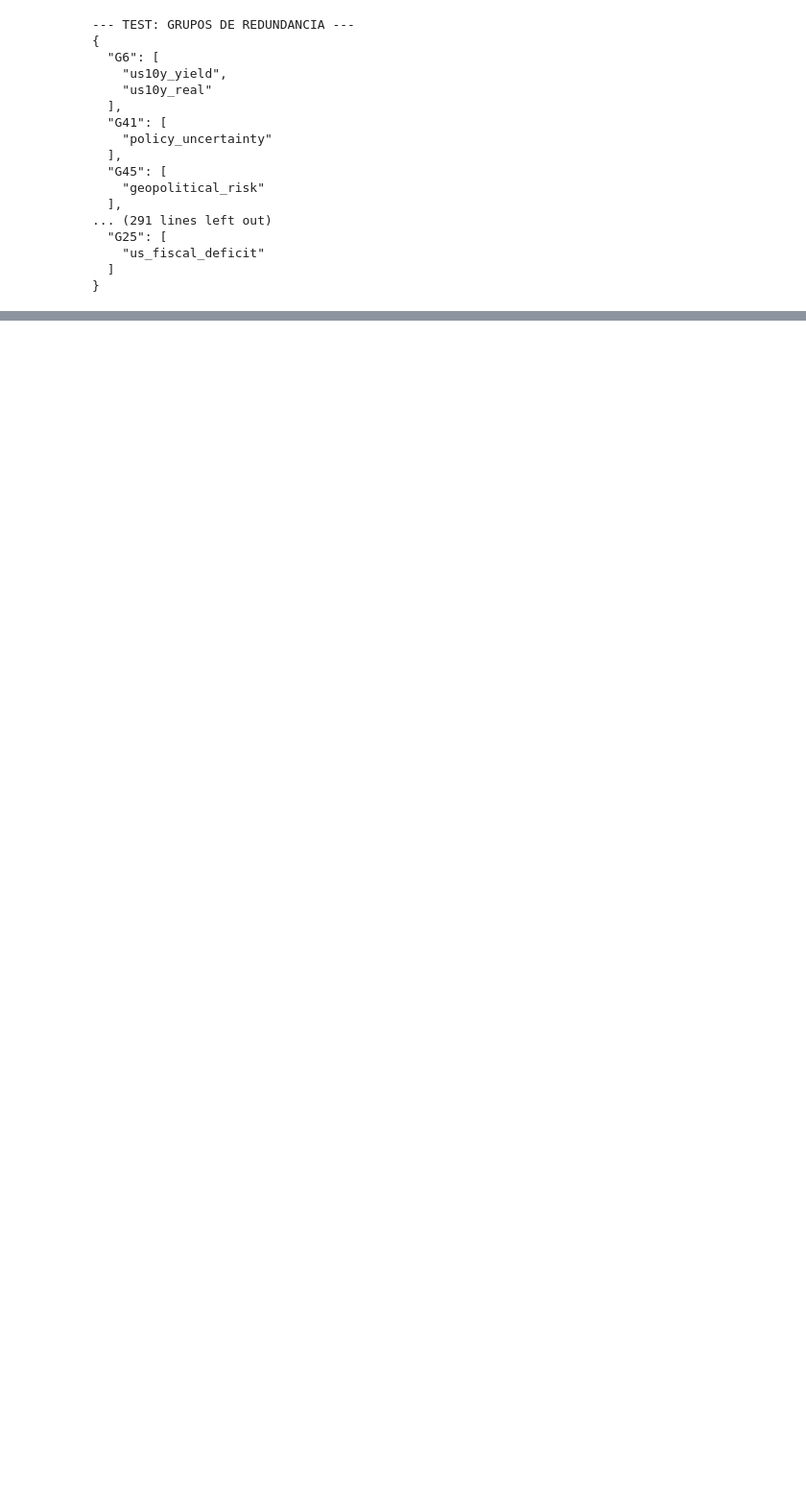
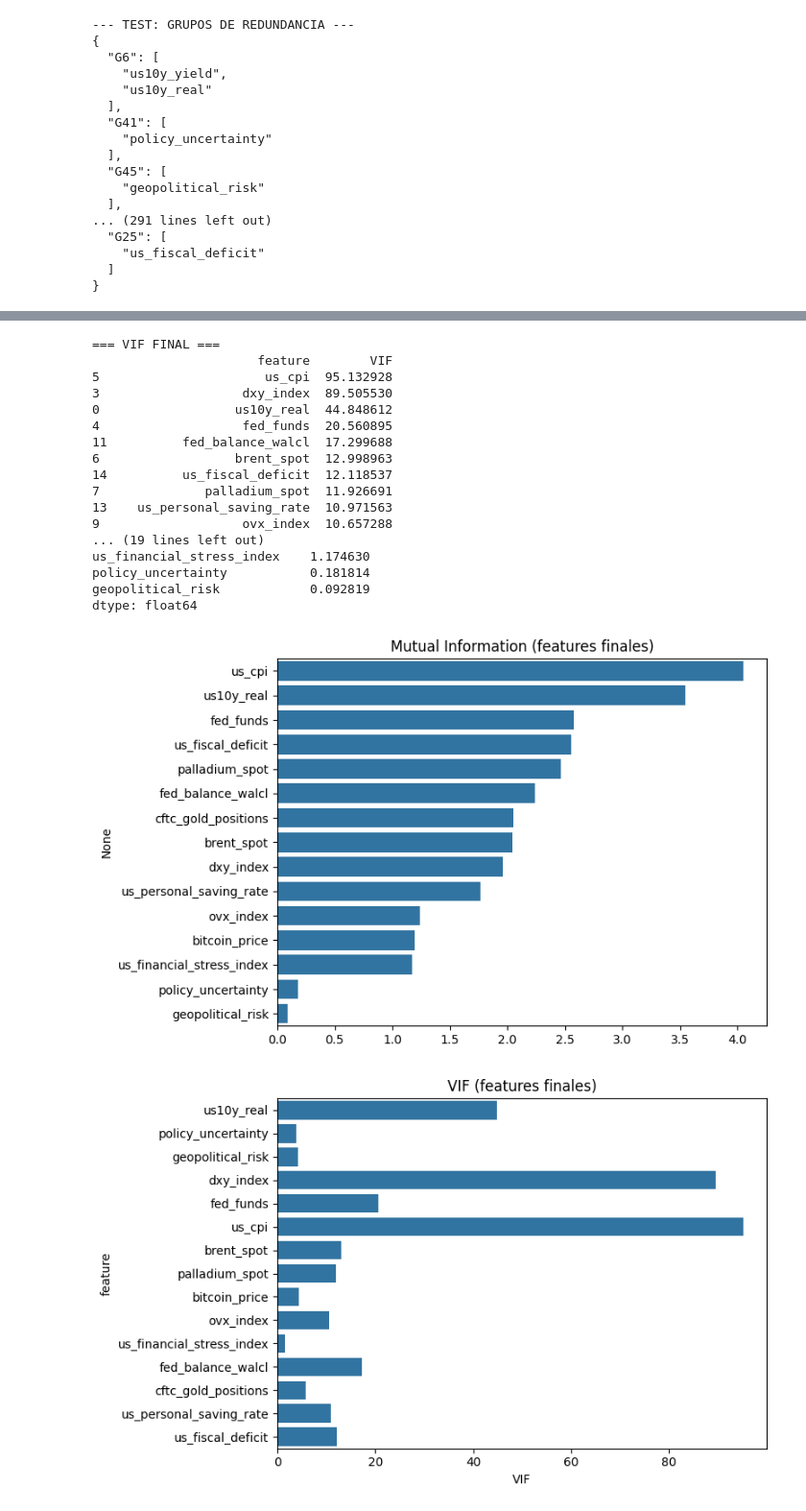
Before and after one commit to sebastianmalbaceda/gold-price-prediction, a Jupyter notebook: notebooks/gold-price-prediction.ipynb, the cells around one changed output, grey strips where cells are left out. Shown at 96% size. Cells and saved outputs as stored; diff of their text form; code cells hidden in the pictures; blank space fills up the shorter version.

```diff
--- a/notebooks/gold-price-prediction.ipynb
+++ b/notebooks/gold-price-prediction.ipynb
@@ -3935,12 +3861,9 @@ Este pipeline genera un conjunto final de características **no redundantes, eco
 estables matemáticamente**, que servirá como base para la creación de variables derivadas
 (feature engineering) y para la fase de modelado.
 # %%
-
 print("\n--- EJECUCIÓN FINAL ---")
 features_finales = run_gold_pipeline(df_imputed, target_col='gold_spot')
-
-# Guardar
-cols_to_keep = ['date'] + features_finales
+cols_to_keep = ['date', 'gold_spot'] + features_finales
 df_clean = df_imputed[cols_to_keep].copy()
 df_clean.to_csv("gold_dataset_cleaned.csv", index=False)
 print("Dataset guardado.")
@@ -4077,0 +3976,67 @@ Este conjunto servirá como base para:
+# %%
+import pandas as pd
+import numpy as np
+import matplotlib.pyplot as plt
+import seaborn as sns
+from statsmodels.stats.outliers_influence import variance_inflation_factor
+from sklearn.feature_selection import mutual_info_regression
+
+# ============================
+# Preparar dataset
+# ============================
+df_check = df_clean.copy()
+features = [c for c in df_check.columns if c not in ['date', 'gold_spot']]
+X = df_check[features]
+y = df_check['gold_spot']
+
+# ============================
+# 1) Calcular VIF final
+# ============================
+vif_vals = pd.DataFrame()
+vif_vals['feature'] = X.columns
+vif_vals['VIF'] = [variance_inflation_factor(X.values, i) for i in range(X.shape[1])]
+
+print("\n=== VIF FINAL ===")
+print(vif_vals.sort_values('VIF', ascending=False))
+
+# ============================
+# 2) Mutual Information final
+# ============================
+mi_scores = mutual_info_regression(X, y)
+mi_series = pd.Series(mi_scores, index=X.columns).sort_values(ascending=False)
+
+print("\n=== MUTUAL INFORMATION FINAL ===")
+print(mi_series)
+
+# (Opcional: gráficas)
+plt.figure(figsize=(8,5))
+sns.barplot(x=mi_series.values, y=mi_series.index, orient='h')
+plt.title("Mutual Information (features finales)")
+plt.tight_layout()
+plt.show()
+
+plt.figure(figsize=(8,5))
+sns.barplot(x=vif_vals['VIF'], y=vif_vals['feature'], orient='h')
+plt.title("VIF (features finales)")
+plt.tight_layout()
+plt.show()
+# %% [output]
+=== VIF FINAL ===
+                      feature        VIF
+5                      us_cpi  95.132928
+3                   dxy_index  89.505530
+0                  us10y_real  44.848612
+4                   fed_funds  20.560895
+11          fed_balance_walcl  17.299688
+6                  brent_spot  12.998963
+14          us_fiscal_deficit  12.118537
+7              palladium_spot  11.926691
+13    us_personal_saving_rate  10.971563
+9                   ovx_index  10.657288
+... (19 lines left out)
+us_financial_stress_index    1.174630
+policy_uncertainty           0.181814
+geopolitical_risk            0.092819
+dtype: float64
+[figure, added]
+[figure, added]
```
Also changed, not shown: parts of 41 cells of this notebook.
